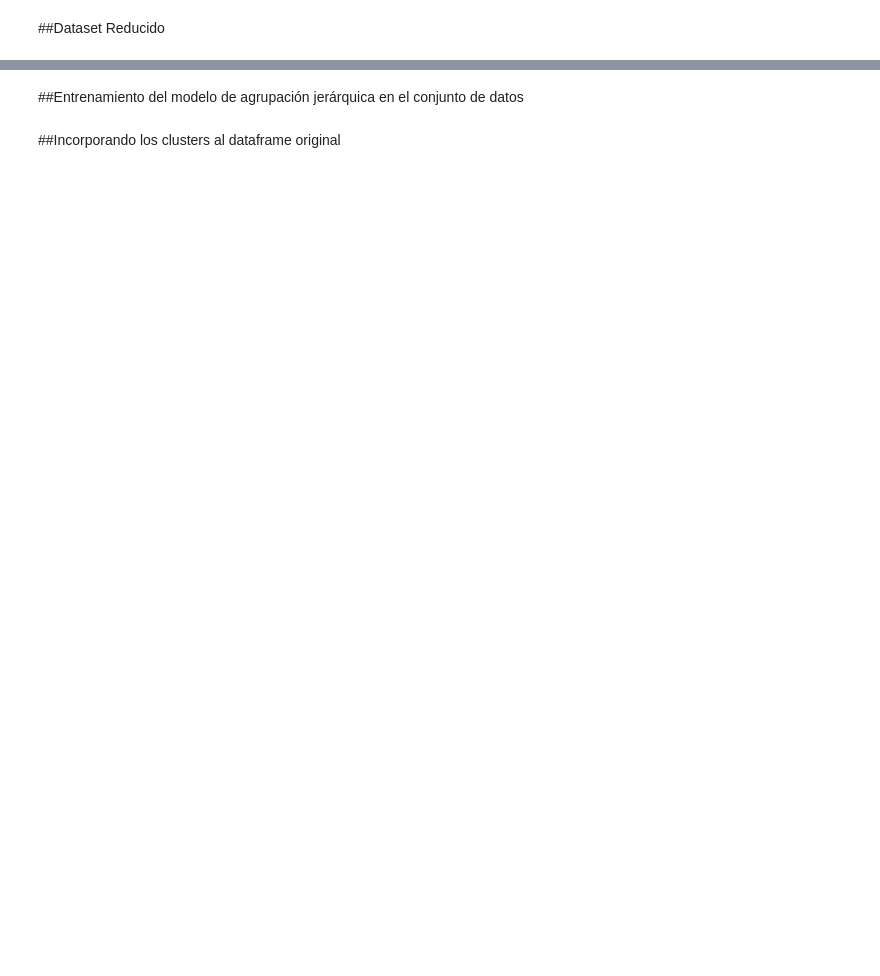
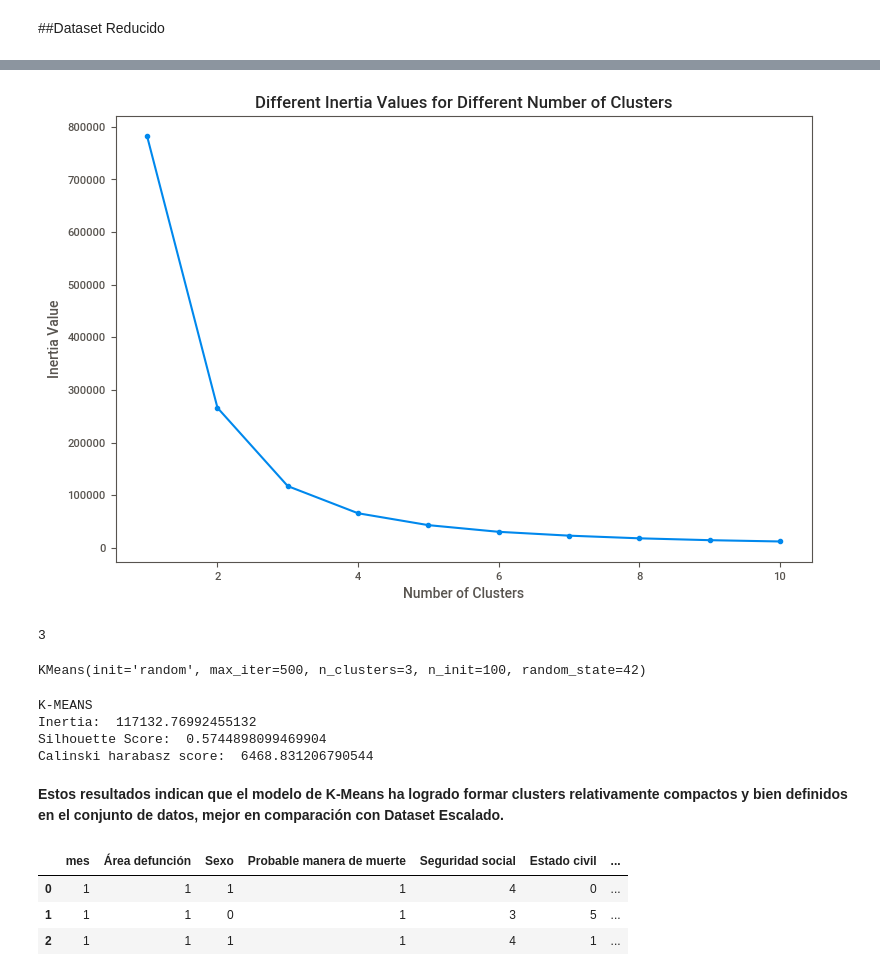
Before and after one commit to veronica1908/T2_APRENDIZAJE_NO_SUPERVISADO, a Jupyter notebook: APRENDIZAJE_NO_SUPERVISADO.ipynb, the cells around one changed output, grey strips where cells are left out. Cells and saved outputs as stored; diff of their text form; code cells hidden in the pictures; blank space fills up the shorter version.

```diff
--- a/APRENDIZAJE_NO_SUPERVISADO.ipynb
+++ b/APRENDIZAJE_NO_SUPERVISADO.ipynb
@@ -2009,8 +1816,0 @@ for k in range(1, 11):
-# %%
-# Visualización de resultados
-plt.style.use("fivethirtyeight")
-plt.plot(range(1, 11), sse)
-plt.xticks(range(1, 11))
-plt.xlabel("Number of Clusters")
-plt.ylabel("SSE")
-plt.show()
@@ -2039,8 +1816,0 @@ for k in range(2, 11):
-# %%
-# Visualización de resultados
-plt.style.use("fivethirtyeight")
-plt.plot(range(2, 11), silhouette_coefficients)
-plt.xticks(range(2, 11))
-plt.xlabel("Number of Clusters")
-plt.ylabel("Silhouette Coefficient")
-plt.show()
@@ -2105,2 +1816,0 @@ plt.show()
-# %% [markdown]
-##Entrenamiento del modelo de agrupación jerárquica en el conjunto de datos
@@ -2115,2 +1816,0 @@ print(hc.labels_)
-# %% [markdown]
-##Incorporando los clusters al dataframe original
@@ -2119,0 +1817,53 @@ BDD.head()
+# %%
+# plot the inertia curve
+plt.plot(range(1,11),inertia_list)
+plt.scatter(range(1,11),inertia_list)
+plt.xlabel("Number of Clusters", size=10)
+plt.ylabel("Inertia Value", size=10)
+plt.title("Different Inertia Values for Different Number of Clusters", size=12)
+plt.show()
+# %% [output]
+[figure, added]
+# %%
+# Seleccion automatica del numero k
+kl = KneeLocator(range(1, 11),
+                 inertia_list, curve="convex",
+                 direction="decreasing")
+kl.elbow
+##Igualmente el número de cluster es 3
+# %% [output]
+3
+# %%
+kmeans_constants = {"init": "random", "n_init": 100, "max_iter": 500, "random_state": 42}
+
+# --- Modelo K-means ---
+model_kmeans_pca = KMeans(n_clusters = 3, **kmeans_constants)
+model_kmeans_pca.fit(X_pca)
+# %% [output]
+KMeans(init='random', max_iter=500, n_clusters=3, n_init=100, random_state=42)
+# %%
+# --- Evaluación del modelo kmeans ---
+print("K-MEANS")
+print('Inertia: ', model_kmeans_pca.inertia_)
+print('Silhouette Score: ', silhouette_score(X_pca, model_kmeans_pca.labels_))
+print('Calinski harabasz score: ', calinski_harabasz_score(X_pca, model_kmeans_pca.labels_))
+# %% [output]
+K-MEANS
+Inertia:  117132.76992455132
+Silhouette Score:  0.5744898099469904
+Calinski harabasz score:  6468.831206790544
+# %% [markdown]
+**Estos resultados indican que el modelo de K-Means ha logrado formar clusters relativamente compactos y bien definidos en el conjunto de datos, mejor en comparación con Dataset Escalado.**
+# %%
+# Predicción de los clusters
+Cluster_2 = model_kmeans.fit_predict(X_pca)
+
+BDD_final['Cluster_2KM_DR']= Cluster_2
+
+# A partir de ahora, sólo trabajaremos con "BDD_final"
+BDD_final.head(3)
+# %% [output]
+|  | mes | Área defunción | Sexo | Probable manera de muerte | Seguridad social | Estado civil | ... |
+| 0 | 1 | 1 | 1 | 1 | 4 | 0 | ... |
+| 1 | 1 | 1 | 0 | 1 | 3 | 5 | ... |
+| 2 | 1 | 1 | 1 | 1 | 4 | 1 | ... |
```
Also changed, not shown: parts of 84 cells of this notebook.
